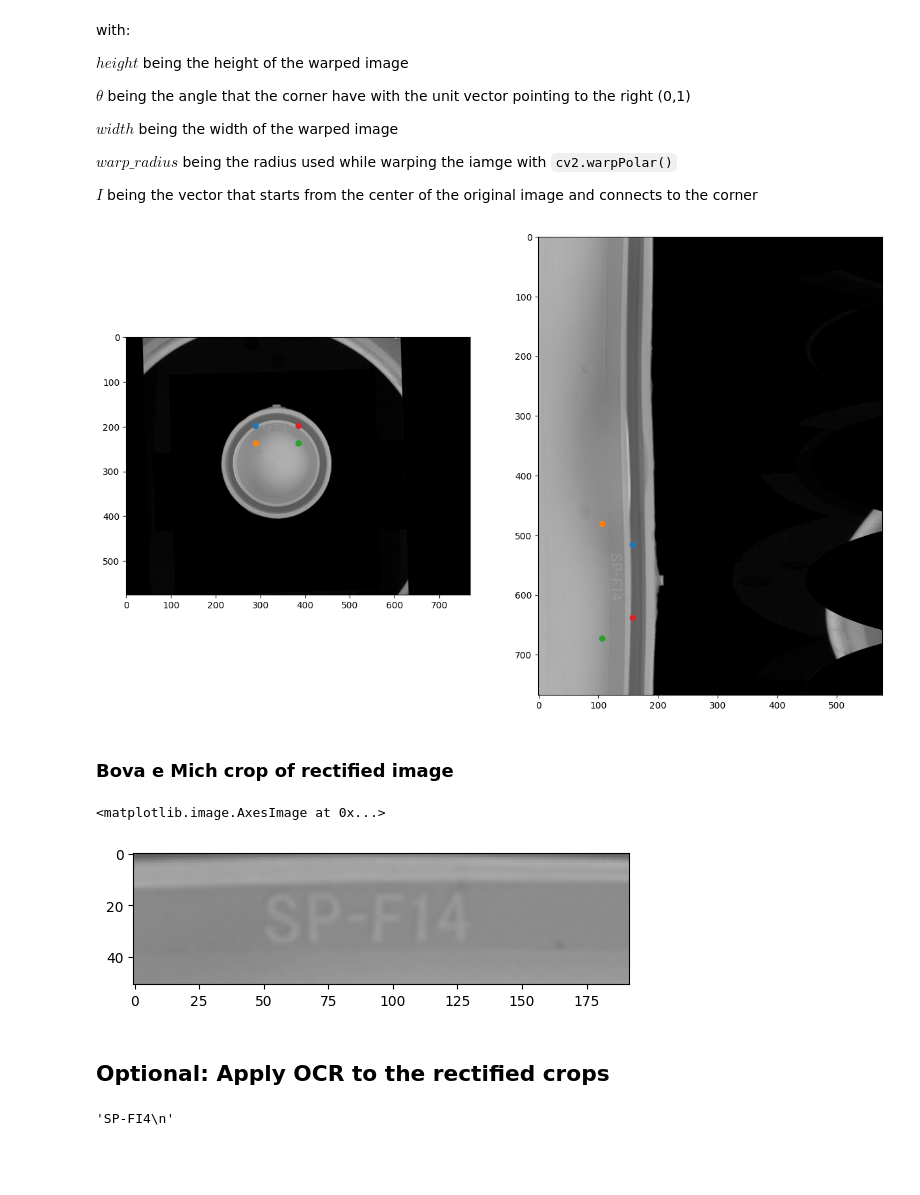
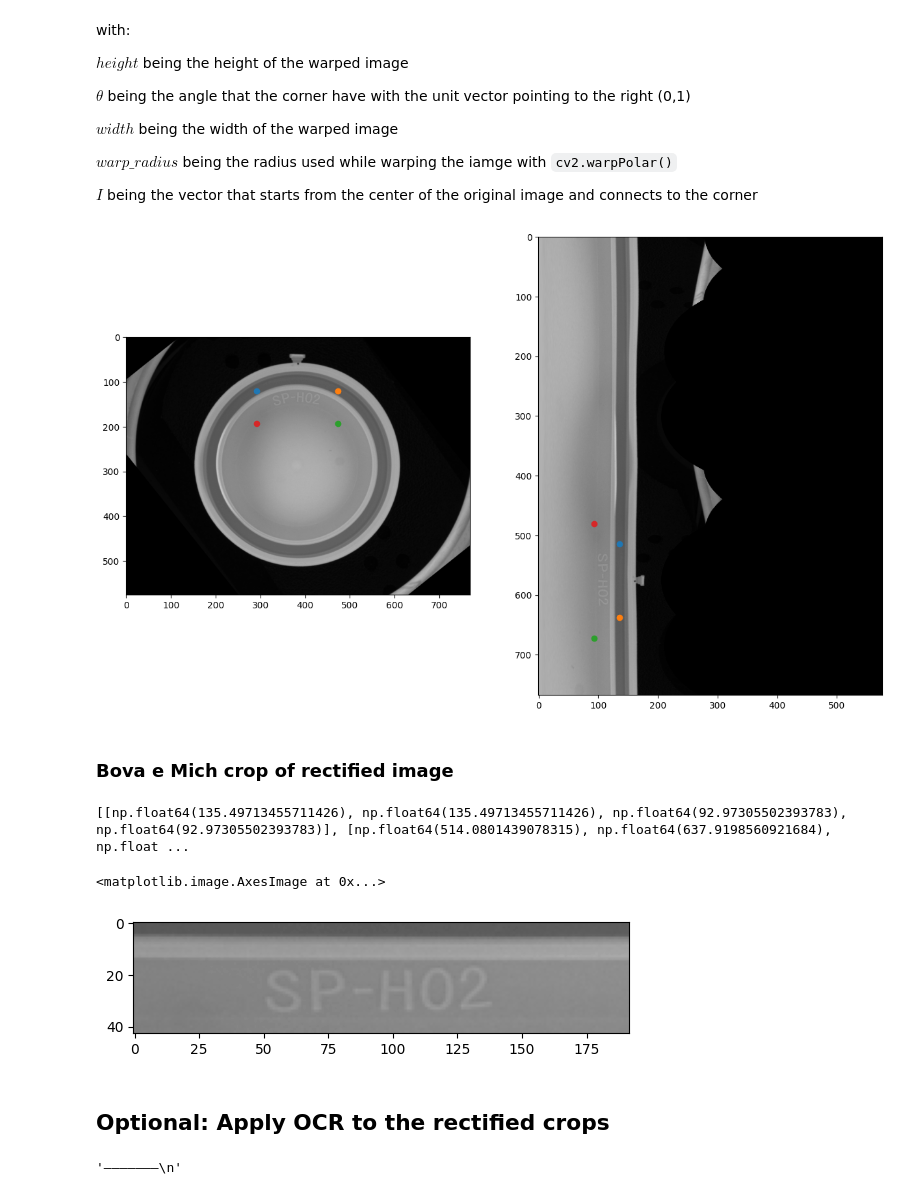
Before and after one commit to taglioIsCoding/CapInspection, a Jupyter notebook: single_cap.ipynb, the cells around one changed output. Drawn from its saved outputs; the diff is of its cells as text; code cells hidden in the pictures; blank space fills up the shorter version.

```diff
--- a/single_cap.ipynb
+++ b/single_cap.ipynb
@@ -14,7 +14,9 @@ import sys
 # Only for jupyter notebook visualization
 %matplotlib inline
 
-filename="./custom_imgs/d_22_l_s.bmp"
+WARP_COEFF = 3.5
+
+filename="./img/d_20.bmp"
 image = cv2.imread(filename, cv2.COLOR_BGR2GRAY)
 #image = image[:,:, 0]
 #image = cv2.resize(image, (0, 0), fx =2, fy = 2)
@@ -28,7 +30,7 @@ plt.show()
 # %% [markdown]
 #### 4) WORKING SOLUTION Delete objects around
 # %%
-_, image_bin = cv2.threshold(image, 65, 255, cv2.THRESH_BINARY)
+_, image_bin = cv2.threshold(image, 40, 255, cv2.THRESH_BINARY)
 # th ,image_bin = cv2.threshold(image.astype(np.uint8),0,255,cv2.THRESH_BINARY+cv2.THRESH_OTSU)
 
 # edge_detected_image = cv2.Canny(image_bin, 75, 100)
@@ -280,8 +283,7 @@ plt.show()
 # fig,ax = plt.subplots(1)
 # ax.imshow(polar_image, cmap='gray', vmin=0, vmax=255)
 # plt.show()
-
-warp_radius = 3*radius
+warp_radius = WARP_COEFF*radius
 flags = cv2.INTER_CUBIC | cv2.WARP_FILL_OUTLIERS | cv2.WARP_POLAR_LINEAR
 polar_image = cv2.warpPolar(image_with_vertical_tab, image_with_vertical_tab.shape, np.asarray(center, dtype=np.float32), warp_radius, flags)
 # polar_image = cv2.warpPolar(img, img.shape, image_center, radius, flags)
@@ -404,7 +391,8 @@ $warp\_radius$ being the radius used while warping the iamge with `cv2.warpPolar
 
 $I$ being the vector that starts from the center of the original image and connects to the corner
 # %%
-corners = [top_left, bottom_left, bottom_right, top_right]
+# corners = [top_left, bottom_left, bottom_right, top_right]
+corners = [top_left, top_right, bottom_right, bottom_left]
 
 plt.figure(figsize=(15,15))
 ax1 = plt.subplot(1,2,1)
@@ -412,44 +400,45 @@ ax1 = plt.subplot(1,2,1)
 ax1.imshow(image_with_vertical_tab, cmap="gray", vmin=0, vmax=255)
 for corner in corners:
     plt.scatter(corner[1],corner[0])
 
 ax2 = plt.subplot(1,2,2)
 ax2.imshow(polar_image, cmap='gray', vmin=0, vmax=255)
 
 warped_corners = [[],[]]
 
 for corner in corners:
-    # TODO: we have to take into consideration to switch either the coords of the corners (which have the y in the first place) or the coords of the center (which have the cols in the first place)
     x = corner[1]-center[0]
     y = corner[0]-center[1]
     corner_wrt_center = (x,y)
 
     """
     The following line computes the angle between a vector that virtually lies from the center to one of the four corners of the crop
     Since the dot product of two vectors is the product of their norms times the cosine of their angles, if we normalize corner_wrt_center
     to the unit norm and we compute the dot product with the normal vector pointing to the right, we get the cosine of the angle between
     them multiplied by 1^2, aka the cosine of the angle between them. At this point we can take the arccos and get the angle in radians.
     The clipping is due to floating point approximation that could cause the dot product to be slightly above (below) 1 (-1)
     """
     angle = 2*np.pi - np.arccos(np.clip(np.dot(corner_wrt_center / np.linalg.norm(corner_wrt_center), (1, 0)), -1.0, 1.0))
 
     y_warped = (polar_image.shape[0] / (2 * np.pi)) * angle
+    x_warped = ((polar_image.shape[1]*1.0) / warp_radius) * np.sqrt(x**2 + y**2)
 
-    x_warped = ((polar_image.shape[1]*1.0) / warp_radius) * np.sqrt(x**2 + y**2)
+
     warped_corners[0].append(x_warped)
     warped_corners[1].append(y_warped)
 
     plt.scatter(x_warped, y_warped)
 # %% [output]
-[figure, old version]
+[figure, new version]
 # %% [markdown]
 ### Bova e Mich crop of rectified image
 # %%
 final_crop = cv2.rotate(polar_image[int(min(warped_corners[1])):int(max(warped_corners[1])),int(min(warped_corners[0])):int(max(warped_corners[0]))], cv2.ROTATE_90_COUNTERCLOCKWISE)
 plt.imshow( final_crop, cmap="gray", vmin=0, vmax=255)
 # %% [output]
-<matplotlib.image.AxesImage at 0x...>
+[[np.float64(135.49713455711426), np.float64(135.49713455711426), np.float64(92.97305502393783), np.float64(92.97305502393783)], [np.float64(514.0801439078315), np.float64(637.9198560921684), np.float ...
+<matplotlib.image.AxesImage at 0x...>
-[figure, old version]
+[figure, new version]
 # %% [markdown]
 ## Optional: Apply OCR to the rectified crops
 # %%
@@ -460,4 +449,4 @@ pytesseract.image_to_string(
     Image.open('./result.png'),
     config="--psm 7")
 # %% [output]
-'SP-FI4\n'
+'———————\n'
```
Also changed, not shown: parts of 14 cells of this notebook, 1 other file.
